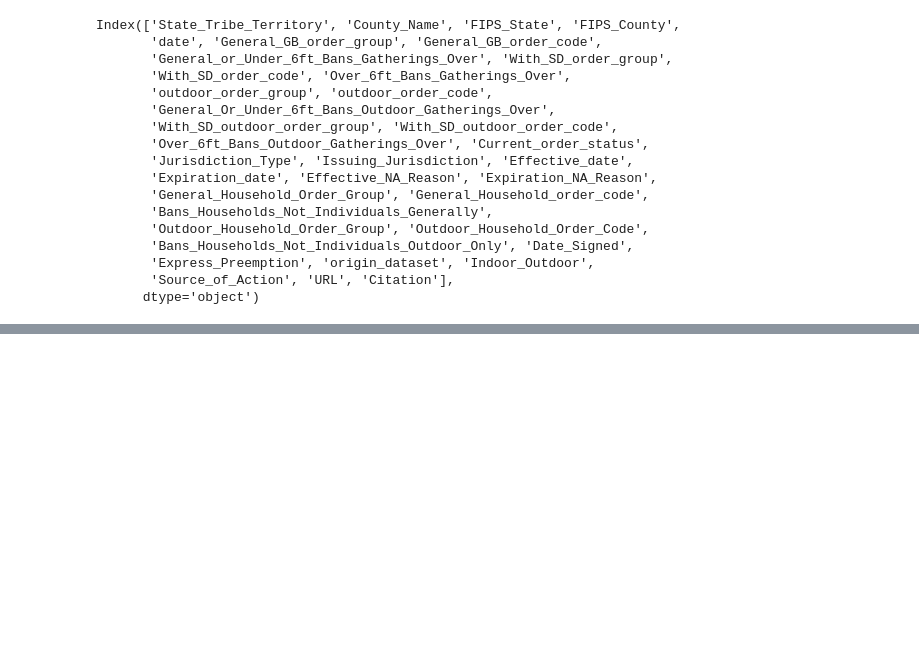
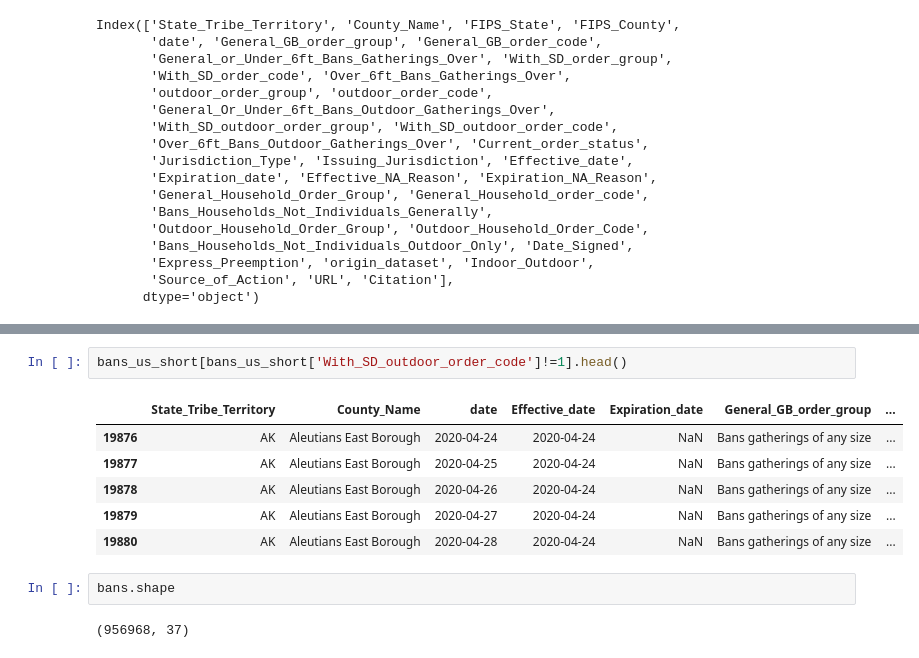
Before and after one commit to DS4A-Team79/COVID-Project, a Jupyter notebook: nmatos/GatherBansExploration.ipynb, the cells around one changed output, grey strips where cells are left out. Drawn from its saved outputs; the diff is of its cells as text; blank space fills up the shorter version.

```diff
--- a/nmatos/GatherBansExploration.ipynb
+++ b/nmatos/GatherBansExploration.ipynb
@@ -155,0 +132,13 @@ Index(['State_Tribe_Territory', 'County_Name', 'FIPS_State', 'FIPS_County',
+# %%
+bans_us_short[bans_us_short['With_SD_outdoor_order_code']!=1].head()
+# %% [output]
+|  | State_Tribe_Territory | County_Name | date | Effective_date | Expiration_date | General_GB_order_group | ... |
+| 19876 | AK | Aleutians East Borough | 2020-04-24 | 2020-04-24 | NaN | Bans gatherings of any size | ... |
+| 19877 | AK | Aleutians East Borough | 2020-04-25 | 2020-04-24 | NaN | Bans gatherings of any size | ... |
+| 19878 | AK | Aleutians East Borough | 2020-04-26 | 2020-04-24 | NaN | Bans gatherings of any size | ... |
+| 19879 | AK | Aleutians East Borough | 2020-04-27 | 2020-04-24 | NaN | Bans gatherings of any size | ... |
+| 19880 | AK | Aleutians East Borough | 2020-04-28 | 2020-04-24 | NaN | Bans gatherings of any size | ... |
+# %%
+bans.shape
+# %% [output]
+(956968, 37)
```
Also changed, not shown: parts of 6 cells of this notebook.
